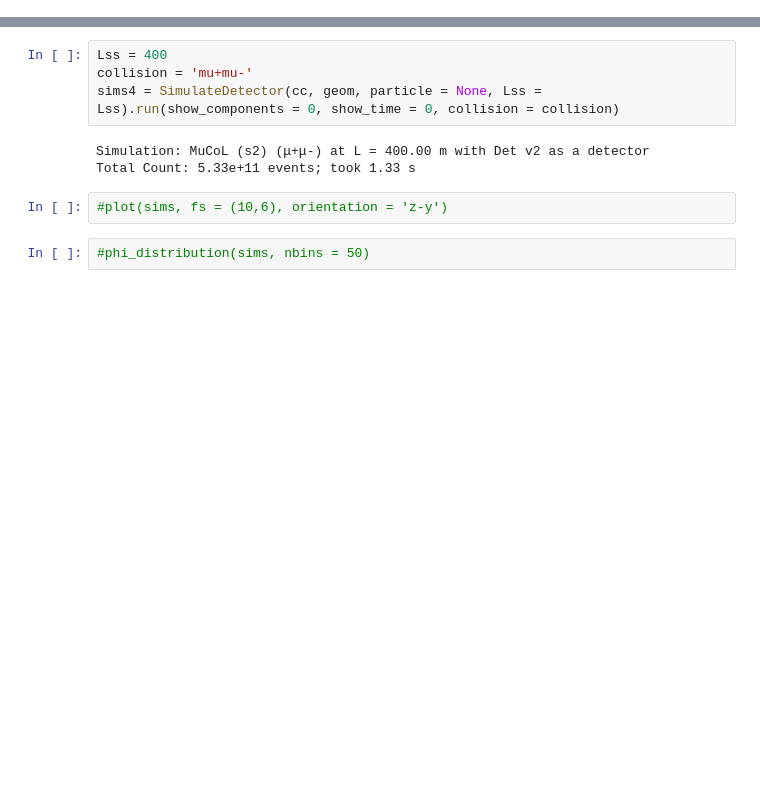
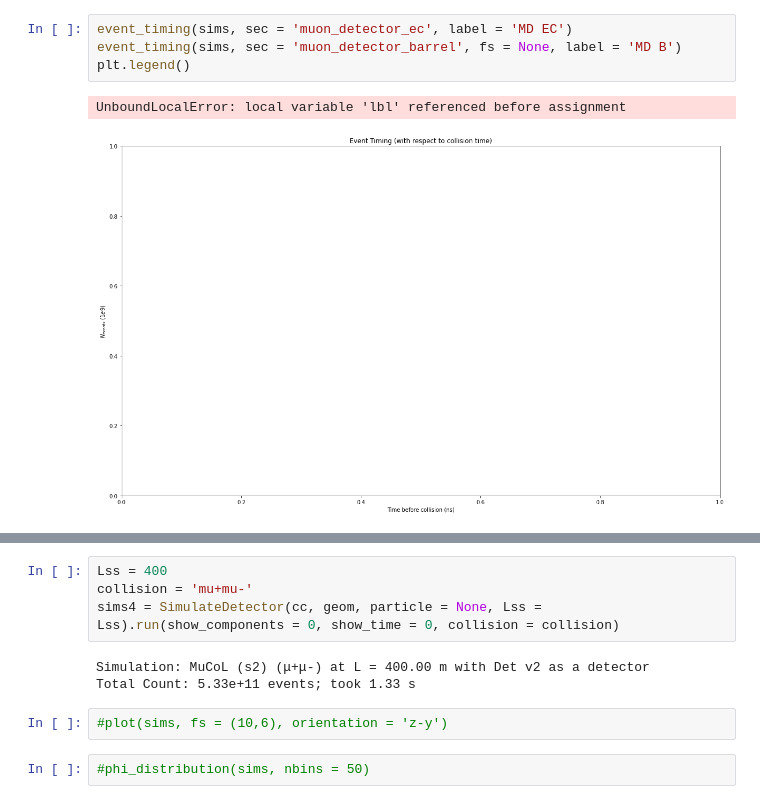
Before and after one commit to mhostert/BIN_MC, a Jupyter notebook: events.ipynb, the cells around one changed output, grey strips where cells are left out. Drawn from its saved outputs; the diff is of its cells as text; blank space fills up the shorter version.

```diff
--- a/events.ipynb
+++ b/events.ipynb
@@ -9,0 +45,7 @@ The autoreload extension is already loaded. To reload it, use:
+# %%
+event_timing(sims, sec = 'muon_detector_ec', label = 'MD EC')
+event_timing(sims, sec = 'muon_detector_barrel', fs = None, label = 'MD B')
+plt.legend()
+# %% [output]
+UnboundLocalError: local variable 'lbl' referenced before assignment
+[figure, added]
```
Also changed, not shown: parts of 25 cells of this notebook, 4 other files.
